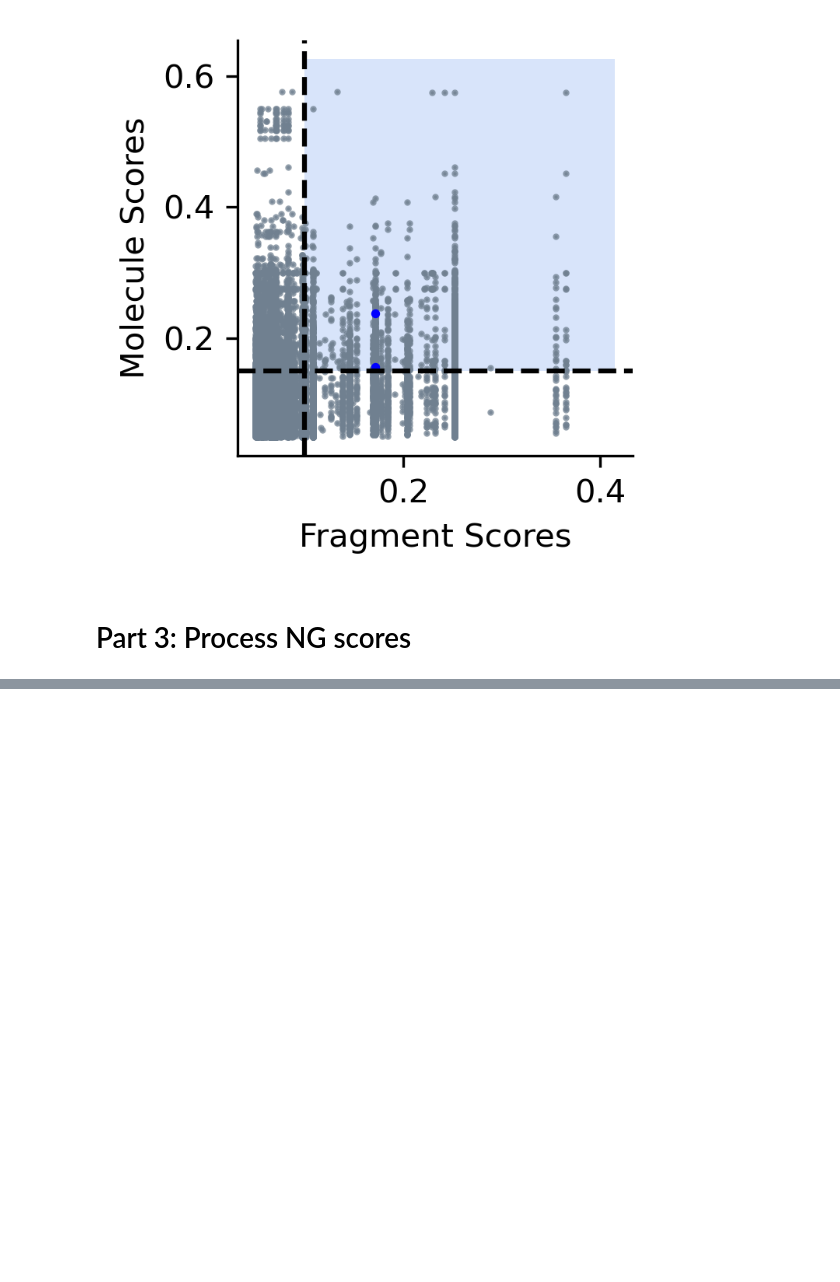
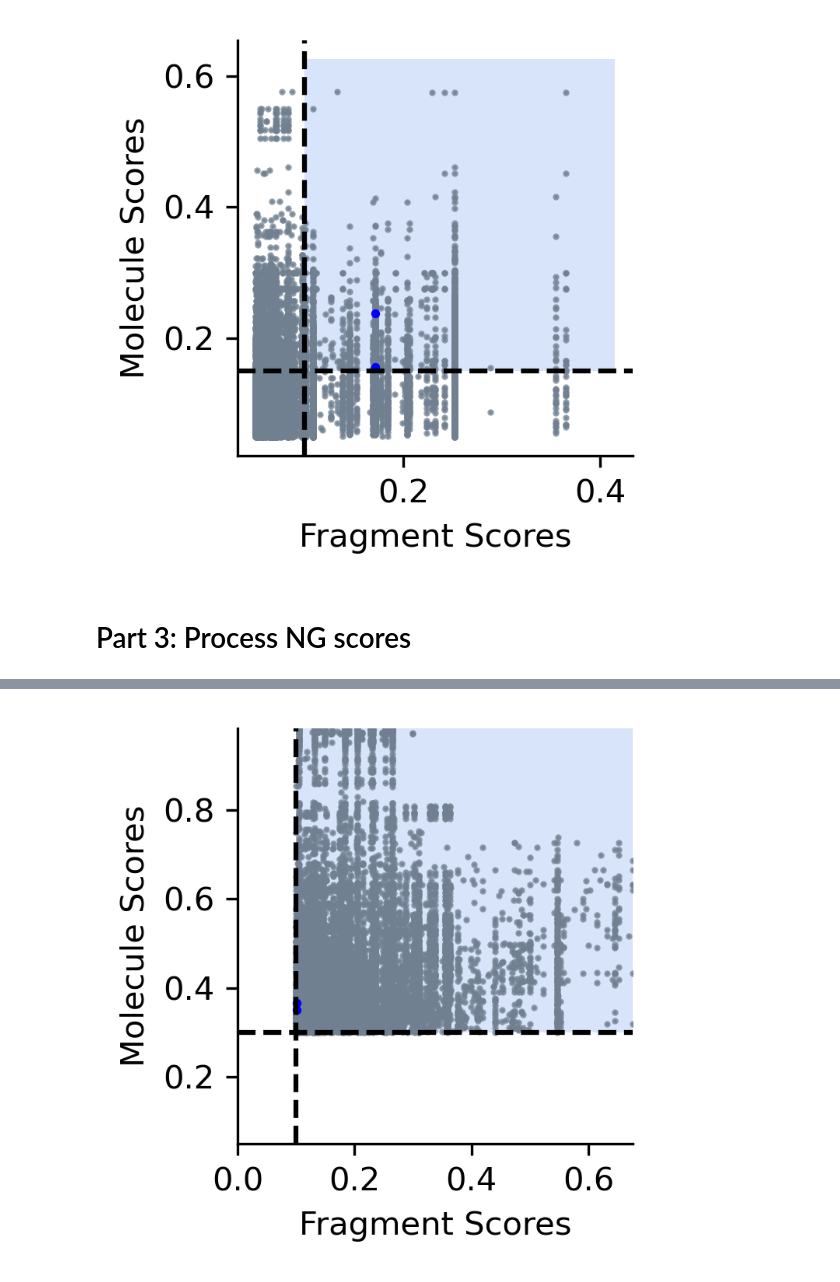
Before and after one commit to jackievaleri/fragments_design_ML, a Jupyter notebook: src/04_scatterplot_of_frags_cpds_scores.ipynb, the cells around one changed output, grey strips where cells are left out. Cells and saved outputs as stored; diff of their text form; code cells hidden in the pictures; blank space fills up the shorter version.

Commit message:
add scatterplot #4

```diff
--- a/src/04_scatterplot_of_frags_cpds_scores.ipynb
+++ b/src/04_scatterplot_of_frags_cpds_scores.ipynb
@@ -23,21 +25,8 @@ compound_score = 0.05
 fragment_remove_pains_brenk = 'both' # one of 'both', 'pains', 'brenk', 'none'
 compound_remove_pains_brenk = 'both' # one of 'both', 'pains', 'brenk', 'none'
 fragment_require_more_than_coh = False
-
-def mini_algo(fragment_path, compound_path, result_path, fragment_smi_col = 'smiles', compound_smi_col = 'smiles', fragment_hit_col = 'hit', compound_hit_col = 'hit', fragment_score = 0.2, compound_score = 0.2, fragment_require_more_than_coh = True, fragment_remove_pains_brenk = 'both', compound_remove_pains_brenk = 'both', fragment_druglikeness_filter=[], compound_druglikeness_filter =[], fragment_remove_patterns=[]):
-    ##### part 1: process frags and compounds #####
-    print('\nProcessing fragments...')
-    df, mols, _ = process_dataset(frag_or_cpd='frag', path=fragment_path, score=fragment_score, smi_col=fragment_smi_col, hit_col=fragment_hit_col, require_more_than_coh=fragment_require_more_than_coh, remove_pains_brenk=fragment_remove_pains_brenk, druglikeness_filter=fragment_druglikeness_filter, remove_patterns=fragment_remove_patterns)
-    print('\nProcessing compounds...')
-    cpd_df, cpd_mols, full_cpd_df = process_dataset(frag_or_cpd='cpd', path=compound_path, score=compound_score, smi_col=compound_smi_col, hit_col=compound_hit_col, require_more_than_coh=False, remove_pains_brenk=compound_remove_pains_brenk, druglikeness_filter=compound_druglikeness_filter, remove_patterns=[])
-    print('\nMatching fragments in compounds...')
-
-    ##### part 2: get all matching frag / molecule pairs #####
-    frag_match_indices, cpd_match_indices_lists = match_frags_and_mols(mols, cpd_mols)
-    rank_df = compile_results_into_df(df, cpd_df, mols, frag_match_indices, cpd_match_indices_lists, result_path)
-    return(rank_df)
 # %%
-rank_df = mini_algo(fragment_path=fragment_path,
+rank_df, _ = mini_algo(fragment_path=fragment_path,
                     compound_path=compound_path,
                     result_path=result_path,
                     fragment_smi_col=fragment_smi_col,
@@ -124,13 +120,13 @@ fragment_hit_col = 'hit'
 compound_hit_col = 'hit'
 
 # filters and thresholds for fragments and compounds
-fragment_score = 0.2
-compound_score = 0.2
+fragment_score = 0.1
+compound_score = 0.3
 fragment_remove_pains_brenk = 'both' # one of 'both', 'pains', 'brenk', 'none'
 compound_remove_pains_brenk = 'both' # one of 'both', 'pains', 'brenk', 'none'
 fragment_require_more_than_coh = False
 
-rank_df = mini_algo(fragment_path=fragment_path,
+rank_df, _ = mini_algo(fragment_path=fragment_path,
                     compound_path=compound_path,
                     result_path=result_path,
                     fragment_smi_col=fragment_smi_col,
@@ -155,34 +173,37 @@ for i,row in rank_df.iterrows():
 # %%
 # hardcoded examples of a successful and unsuccessful compound with scores
 success_mol = Chem.MolFromSmiles('Cn1cc(cn1)C(=O)N[C@H]1CCN(C1)c1ccc(cc1Cl)Cl') # BRD-A99906392
-successs_mol_score = 0.35095008
+success_mol_score = 0.35095008
 
 fail_mol = Chem.MolFromSmiles('Cn1nccc1C(=O)N[C@H]1CCN(C1)c1ccc(cc1Cl)Cl') # BRD-A50113095
 fail_mol_score = 0.36560063
 
-path = '../figs/intermediate_data/scatterplot_'
 frag = 'CC(=O)NC1CCN(C2=CC=C(Cl)C=C2Cl)C1'
-draw_mols_with_highlight([success_mol], frag, legends=['BRD-K39227016: ' + str(np.round(success_mol_score, 3))], file_path=result_path + 'success_example.png')
-draw_mols_with_highlight([fail_mol], frag, legends=['BRD-K23971431: ' + str(np.round(fail_mol_score, 3))], file_path=result_path + 'fail_example.png')
+draw_mols_with_highlight([success_mol], frag, legends=['BRD-A99906392: ' + str(np.round(success_mol_score, 3))], file_path=result_path + 'success_example.png')
+draw_mols_with_highlight([fail_mol], frag, legends=['BRD-A50113095: ' + str(np.round(fail_mol_score, 3))], file_path=result_path + 'fail_example.png')
 
 # add the success/fail mols as examples
 EX_frag_scos = [0.10087388] * 2 # fragment score
-EX_mol_scos = [successs_mol_score, fail_mol_score]
+EX_mol_scos = [success_mol_score, fail_mol_score]
 # %%
 fig, ax = plt.subplots(figsize = (2.5,2.5), dpi = 300)
-rect = patches.Rectangle((0.1, 0.15), max(frag_scos)-0.1+0.05,max(mol_scos)-0.15+0.05, alpha = 0.25, linewidth=1, facecolor='cornflowerblue')
+rect = patches.Rectangle((0.1, 0.3), max(frag_scos)-0.1+0.05,max(mol_scos)-0.3+0.05, alpha = 0.25, linewidth=1, facecolor='cornflowerblue')
 plt.axvline(0.1, color = 'black', linestyle = '--')
-plt.axhline(0.15, color = 'black', linestyle = '--')
+plt.axhline(0.3, color = 'black', linestyle = '--')
 ax.add_patch(rect)
 
 plt.scatter(frag_scos, mol_scos, alpha = 0.75, s=1, color = 'slategrey')
 plt.scatter(EX_frag_scos, EX_mol_scos, alpha = 1, s=3, color = 'blue')
 
 plt.xlabel('Fragment Scores')
 plt.ylabel('Molecule Scores')
+plt.xlim([0, max(frag_scos)])
+plt.ylim([0.05, max(mol_scos)])
 ax.spines['right'].set_visible(False)
 ax.spines['top'].set_visible(False)
 plt.tight_layout()
 plt.savefig('../figure_panels/scatter_frag_vs_cpd_scores_NG.png')
 plt.savefig('../figure_panels/scatter_frag_vs_cpd_scores_NG.svg')
 plt.show()
+# %% [output]
+[figure, added]
```
Also changed, not shown: parts of 4 cells of this notebook, 16 other files.
